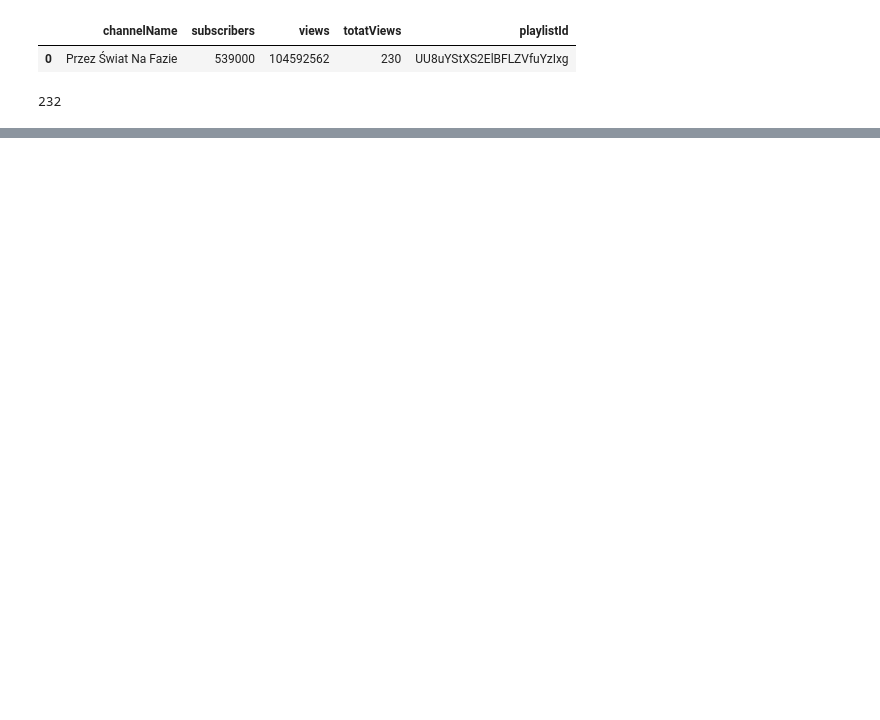
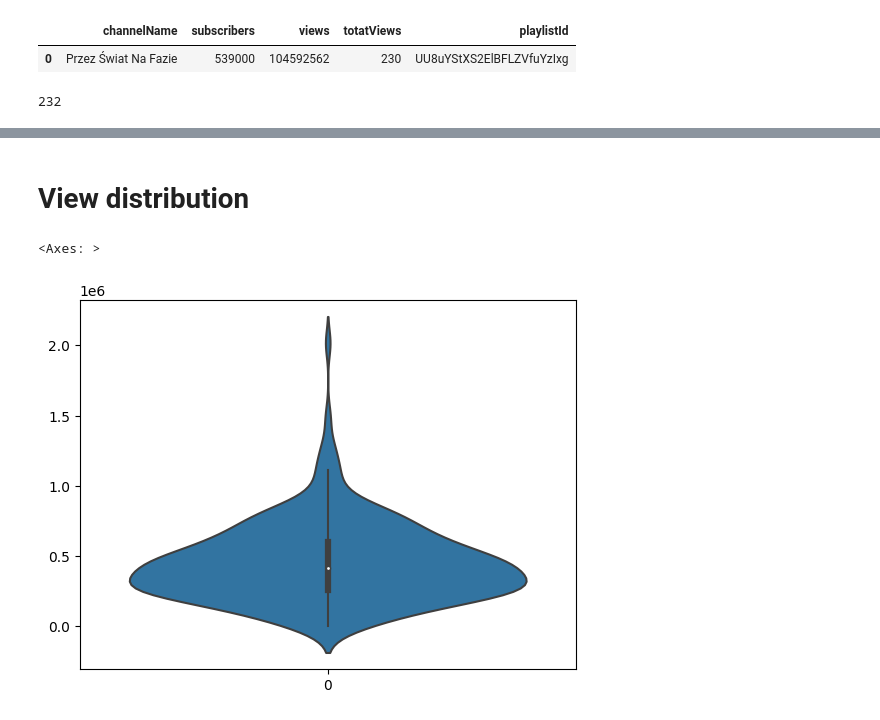
Before and after one commit to robert-za/youtube-api, a Jupyter notebook: data-pull_and_data-processing.ipynb, the cells around one changed output, grey strips where cells are left out. Saved outputs shown, nothing was run; the diff lists cells and outputs as text; code cells hidden in the pictures; blank space fills up the shorter version.

```diff
--- a/data-pull_and_data-processing.ipynb
+++ b/data-pull_and_data-processing.ipynb
@@ -131,0 +271,7 @@ video_df
+# %% [markdown]
+# View distribution
+# %%
+sns.violinplot(video_df["viewCount"])
+# %% [output]
+<Axes: >
+[figure, added]
```
Also changed, not shown: parts of 29 cells of this notebook.
